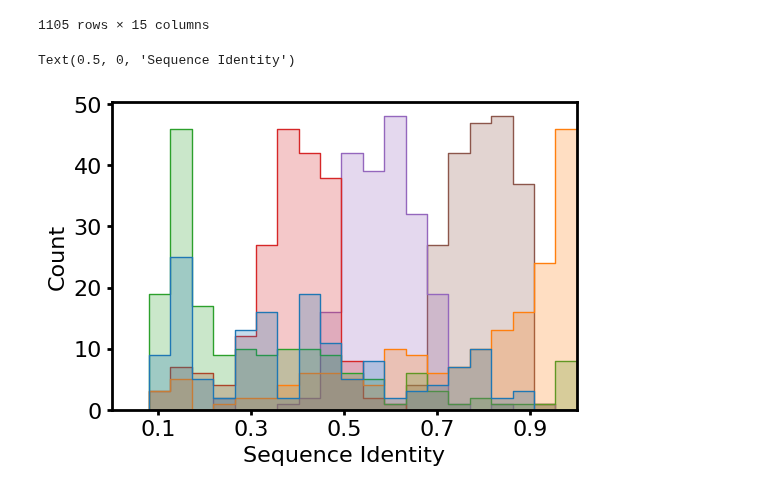
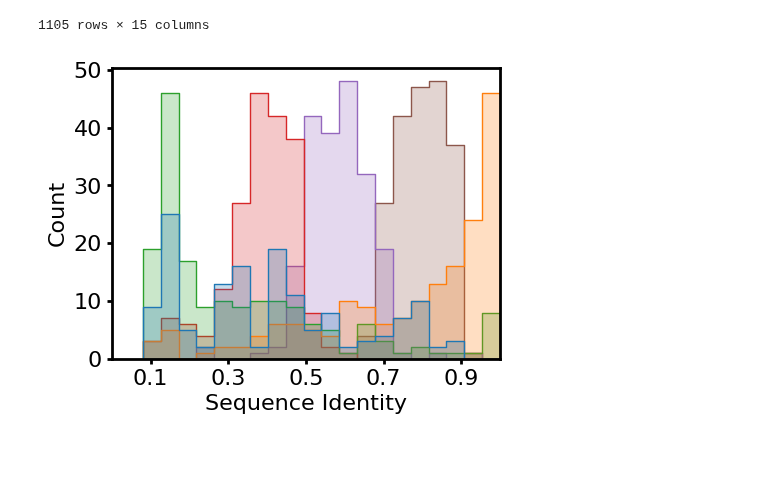
Before and after one commit to jsunn-y/CARE, a Jupyter notebook: generate_datasets_splits/dataset_visualization.ipynb, the cells around one changed output. Saved outputs shown, nothing was run; the diff lists cells and outputs as text; code cells hidden in the pictures; blank space fills up the shorter version.

```diff
--- a/generate_datasets_splits/dataset_visualization.ipynb
+++ b/generate_datasets_splits/dataset_visualization.ipynb
@@ -362,17 +362,18 @@ all_results
 1105 rows × 15 columns
 # %%
 #sns.histplot(all_results, x="Identity", hue="Split", element="step",stat="count", bins=20, fill=False)
-plt.figure(figsize=(6, 4))
+plt.figure(figsize=(5, 4))
 sns.histplot(all_results, x="Identity", hue="Split", element="step",stat="count", bins=20, fill=True, legend=False)
 plt.xlim(0, 1)
 #plt.xlim(1, 2)
 plt.xticks(np.arange(0.1, 1.1, 0.2))
 plt.xlabel('Sequence Identity')
+plt.tight_layout()
+plt.savefig('figs/task1_similiarty_histogram.png', dpi=500)
 # plt.hist(results['Identity'], histtype='step', fill=False, label=title_list[i], bins=20, density=True, stacked=True)
 #         #plt.title(title_list[i])
 # %% [output]
-Text(0.5, 0, 'Sequence Identity')
-[figure, old version]
+[figure, new version]
 # %%
 def make_pie_charts(title_list, df_list):
 
```
Also changed, not shown: parts of 9 cells of this notebook, 1 other file.
